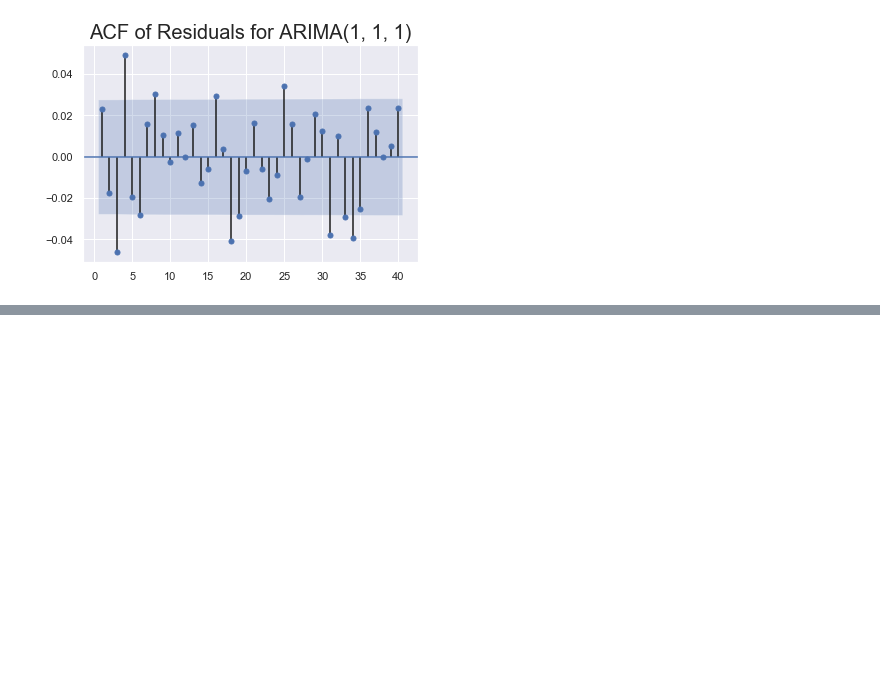
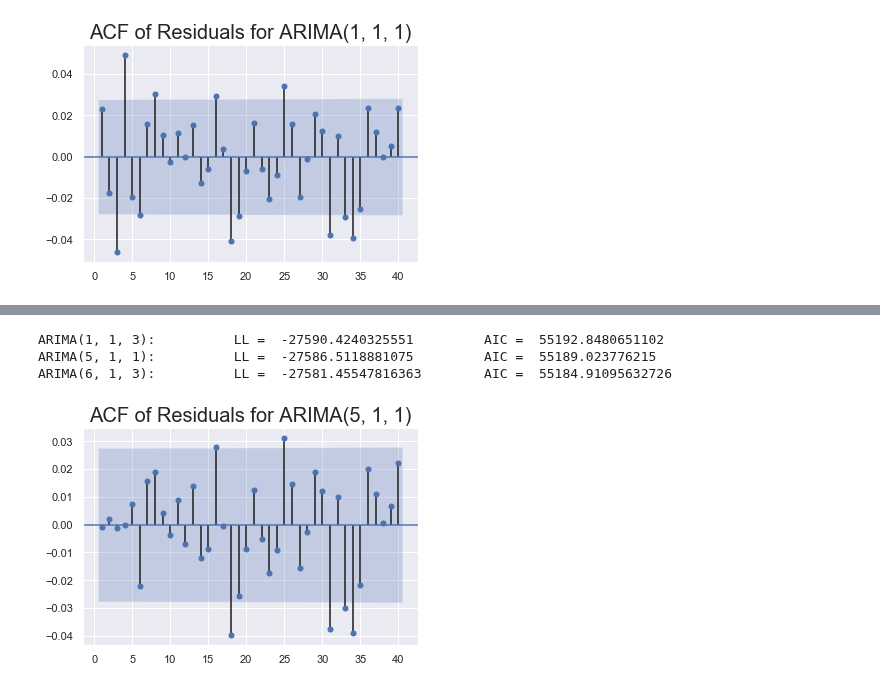
Before and after one commit to pauloteixeirajr/time-series-python, a Jupyter notebook: Autoregressive Integrated Moving Average (ARIMA) Model.ipynb, the cells around one changed output, grey strips where cells are left out. Drawn from its saved outputs; the diff is of its cells as text; code cells hidden in the pictures; blank space fills up the shorter version.

```diff
--- a/Autoregressive Integrated Moving Average (ARIMA) Model.ipynb
+++ b/Autoregressive Integrated Moving Average (ARIMA) Model.ipynb
@@ -93,0 +143,18 @@ plt.show()
+# %%
+print('ARIMA(1, 1, 3):  \t LL = ', results_arima_113.llf, '\t AIC = ', results_arima_113.aic)
+print('ARIMA(5, 1, 1):  \t LL = ', results_arima_511.llf, '\t AIC = ', results_arima_511.aic)
+print('ARIMA(6, 1, 3):  \t LL = ', results_arima_613.llf, '\t AIC = ', results_arima_613.aic)
+# %% [output]
+ARIMA(1, 1, 3):          LL =  -27590.4240325551         AIC =  55192.8480651102
+ARIMA(5, 1, 1):          LL =  -27586.5118881075         AIC =  55189.023776215
+ARIMA(6, 1, 3):          LL =  -27581.45547816363        AIC =  55184.91095632726
+# %%
+# Notice how ARIMA(5, 1, 1) yields the highest log-likelyhood and the lowest AIC, becoming
+# our new preferred model
+# Check if residuals resemble white noise
+df['res_arima_511'] = results_arima_511.resid
+sgt.plot_acf(df.res_arima_511[1:], zero = False, lags = 40)
+plt.title('ACF of Residuals for ARIMA(5, 1, 1)', size = 20)
+plt.show()
+# %% [output]
+[figure, added]
```
Also changed, not shown: parts of 12 cells of this notebook.
